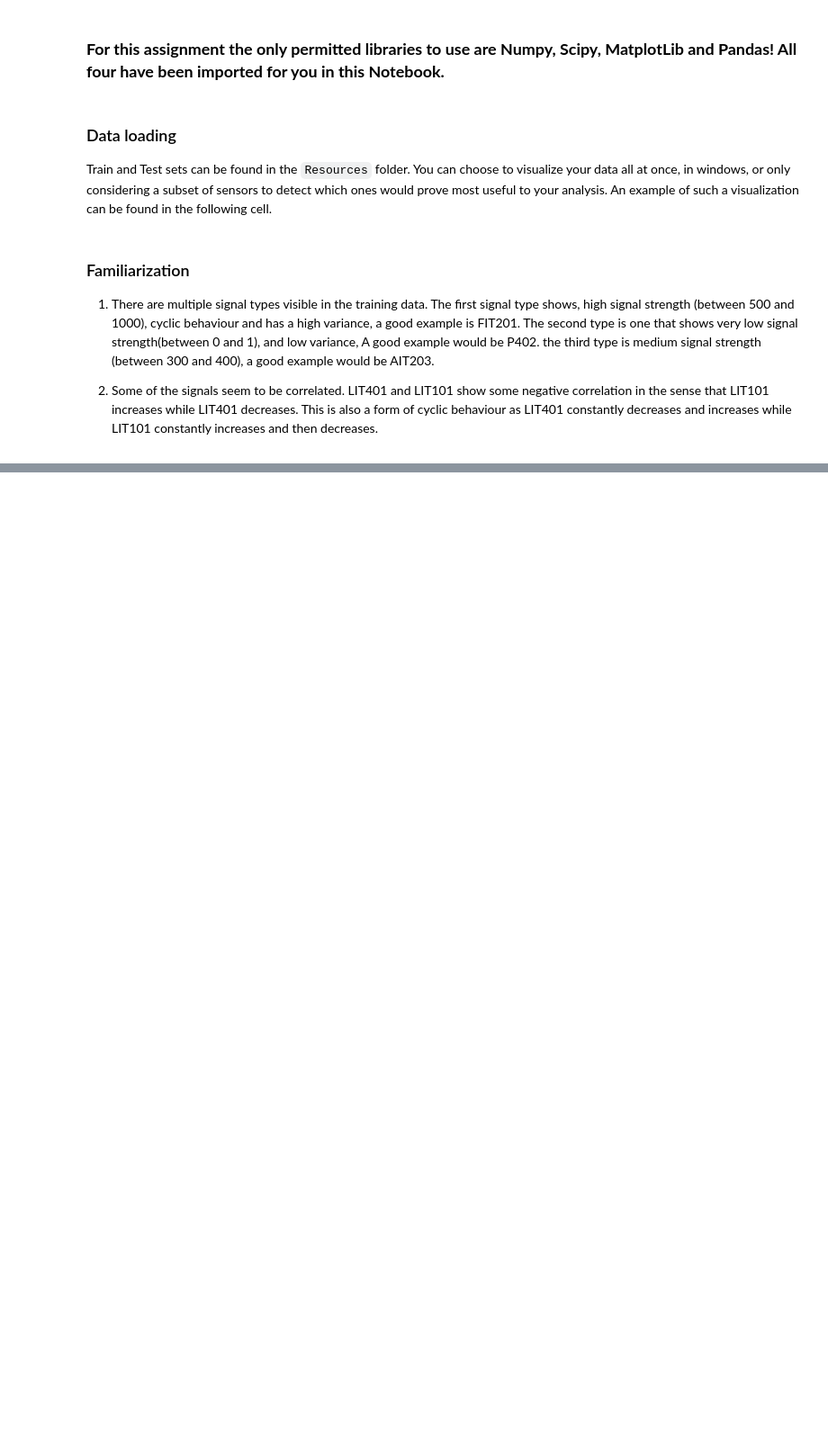
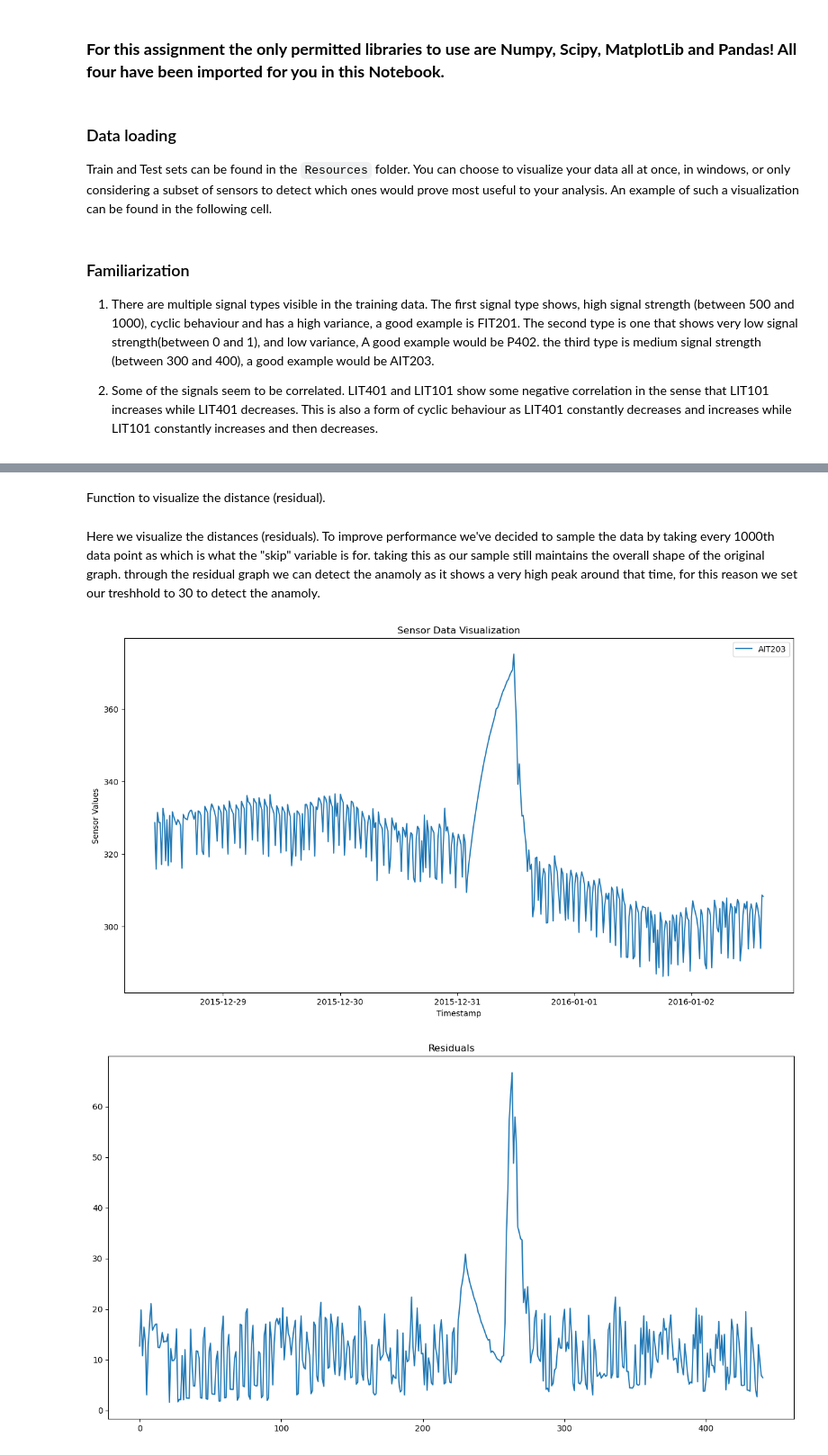
Before and after one commit to Coudenho/dm-lab, a Jupyter notebook: Anomaly Detection.ipynb, the cells around one changed output, grey strips where cells are left out. Shown at 90% size. Cells and saved outputs as stored; diff of their text form; code cells hidden in the pictures; blank space fills up the shorter version.

```diff
--- a/Anomaly Detection.ipynb
+++ b/Anomaly Detection.ipynb
@@ -153,0 +112,2 @@ visualize_sensor_data(test_data, sensors=['FIT601'])
+# %% [markdown]
+Function to visualize the distance (residual).
@@ -153,0 +144,35 @@ visualize_sensor_data(test_data, sensors=['FIT601'])
+# %% [markdown]
+Here we visualize the distances (residuals). To improve performance we've decided to sample the data by taking every 1000th data point as which is what the "skip" variable is for. taking this as our sample still maintains the overall shape of the original graph. through the residual graph we can detect the anamoly as it shows a very high peak around that time, for this reason we set our treshhold to 30 to detect the anamoly.
+# %%
+def visualize_distance(df,timestamps =None, window=None, sensors=None, sliding_window_size = 0, treshold = 0, jump_size = 0, skip = 1):
+    # If window is None, visualize the entire dataset
+    if window is None:
+        start_index, end_index = 0, len(df)
+    else:
+        start_index, end_index = window
+
+    # If sensors is None, select all sensor columns
+    if sensors is None:
+        sensors = df.columns[1:-1]
+
+   # df_subsampled = df.sample(frac=frac, random_state=42)
+    residuals = compute_residuals(df.iloc[::1000], window, sensors, sliding_window_size, treshold, jump_size, skip)
+    # Plot each sensor in a different color
+    plt.figure(figsize=(15, 8))
+    plt.title('Residuals')
+    plt.plot( residuals)
+
+    plt.show()
+
+    #plt.xlabel('Timestamp')
+    #plt.ylabel('Sensor Values')
+    #plt.title('Sensor Data Visualization')
+    #plt.legend()
+
+
+
+visualize_sensor_data(test_data, window=(0, 500000), sensors=['AIT203'], skip=1000)
+visualize_distance(test_data, window=(0, 500000),  sensors=['AIT203'], sliding_window_size =5, jump_size=0, skip = 1000)
+# %% [output]
+[figure, added]
+[figure, added]
```
Also changed, not shown: parts of 9 cells of this notebook.
